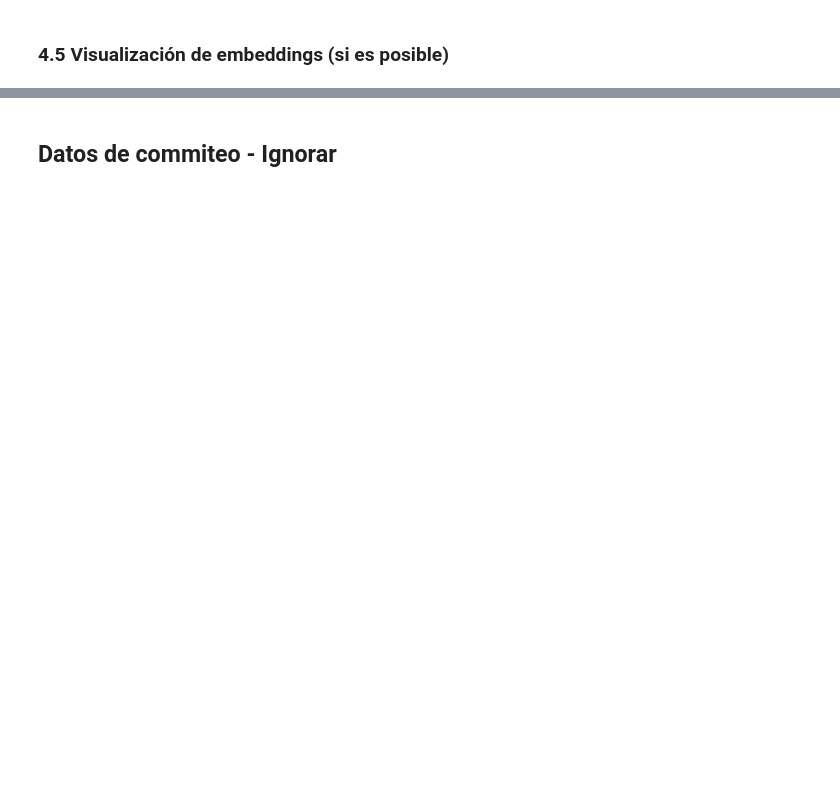
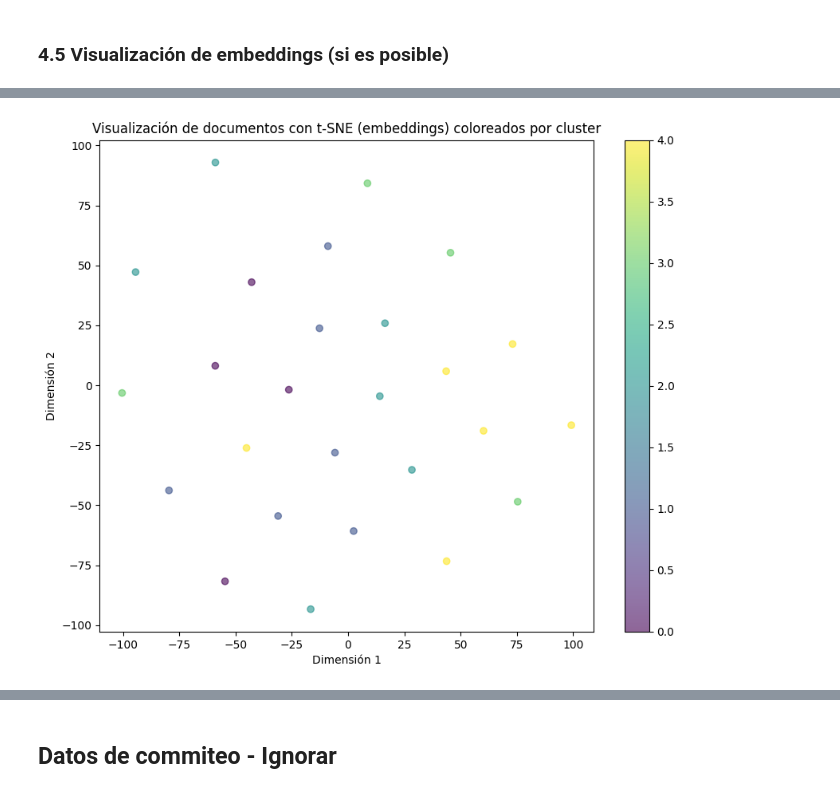
Before and after one commit to gimb99/PDH_BARTHOU_GONZALO, a Jupyter notebook: 003_barthou-gonzalo-nlp-integrador/notebook/analisis_integrador.ipynb, the cells around one changed output, grey strips where cells are left out. Cells and saved outputs as stored; diff of their text form; code cells hidden in the pictures; blank space fills up the shorter version.

```diff
--- a/003_barthou-gonzalo-nlp-integrador/notebook/analisis_integrador.ipynb
+++ b/003_barthou-gonzalo-nlp-integrador/notebook/analisis_integrador.ipynb
@@ -1856,0 +2015,22 @@ Tienen sentido? Yo diria que sí pero se mezclan muchos resultados con y sin ace
+# %%
+### Recarga de clusters si falla
+from sklearn.cluster import KMeans
+
+# Aplicar K-Means
+k = 5  # Número de clusters
+kmeans = KMeans(n_clusters=k, random_state=42)
+clusters = kmeans.fit_predict(X_tfidf)
+
+# Añadir la etiqueta de cluster al DataFrame
+df['cluster'] = clusters
+# %%
+# Asumiendo que tienes una columna 'cluster' en df
+plt.figure(figsize=(10, 8))
+scatter = plt.scatter(X_tsne[:, 0], X_tsne[:, 1], c=df['cluster'], cmap='viridis', alpha=0.6)
+plt.colorbar(scatter)
+plt.title("Visualización de documentos con t-SNE (embeddings) coloreados por cluster")
+plt.xlabel("Dimensión 1")
+plt.ylabel("Dimensión 2")
+plt.show()
+# %% [output]
+[figure, added]
```
Also changed, not shown: parts of 33 cells of this notebook, 8 other files.
